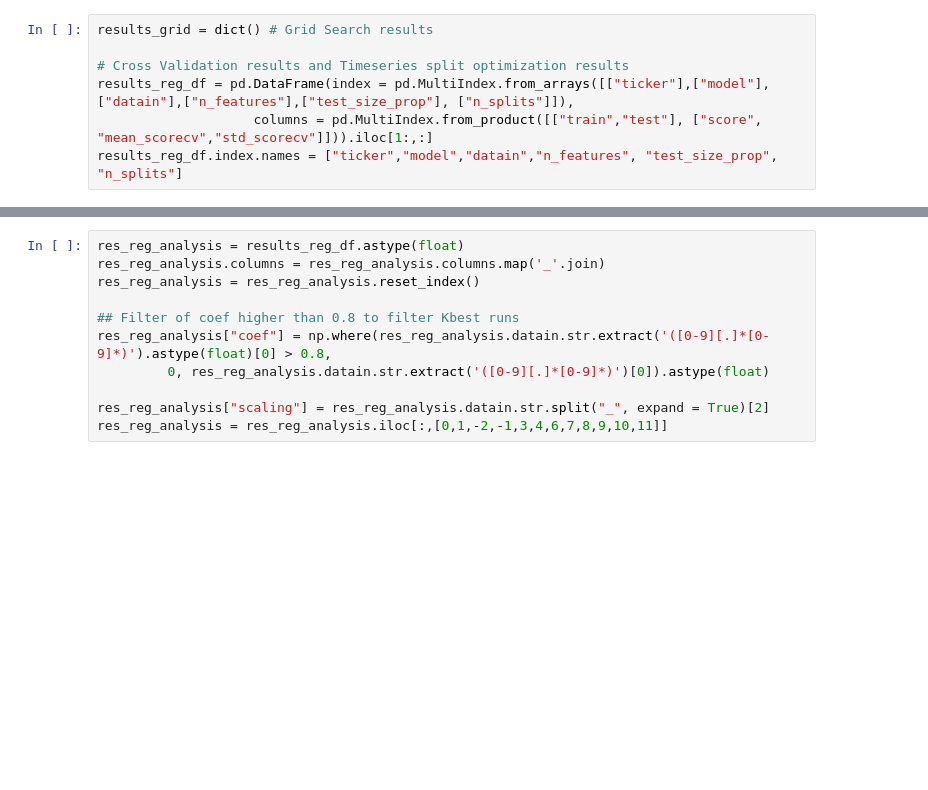
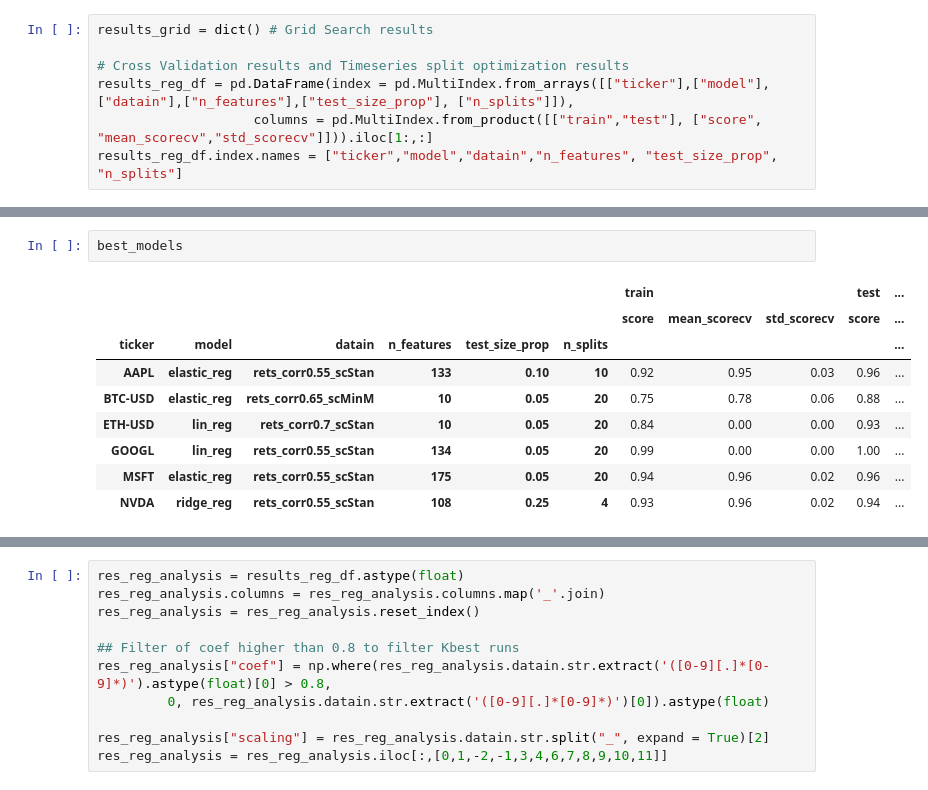
Before and after one commit to sebagrasso/Algorithmic_Regression_ML, a Jupyter notebook: Algorithmic_RegML.ipynb, the cells around one changed output, grey strips where cells are left out. Drawn from its saved outputs; the diff is of its cells as text; blank space fills up the shorter version.

```diff
--- a/Algorithmic_RegML.ipynb
+++ b/Algorithmic_RegML.ipynb
@@ -424 +478,13 @@ best_models
+# %%
+best_models
+# %% [output]
+|  |  |  |  |  |  | train |  |  | test | ... |
+|  |  |  |  |  |  | score | mean_scorecv | std_scorecv | score | ... |
+| ticker | model | datain | n_features | test_size_prop | n_splits |  |  |  |  | ... |
+| AAPL | elastic_reg | rets_corr0.55_scStan | 133 | 0.10 | 10 | 0.92 | 0.95 | 0.03 | 0.96 | ... |
+| BTC-USD | elastic_reg | rets_corr0.65_scMinM | 10 | 0.05 | 20 | 0.75 | 0.78 | 0.06 | 0.88 | ... |
+| ETH-USD | lin_reg | rets_corr0.7_scStan | 10 | 0.05 | 20 | 0.84 | 0.00 | 0.00 | 0.93 | ... |
+| GOOGL | lin_reg | rets_corr0.55_scStan | 134 | 0.05 | 20 | 0.99 | 0.00 | 0.00 | 1.00 | ... |
+| MSFT | elastic_reg | rets_corr0.55_scStan | 175 | 0.05 | 20 | 0.94 | 0.96 | 0.02 | 0.96 | ... |
+| NVDA | ridge_reg | rets_corr0.55_scStan | 108 | 0.25 | 4 | 0.93 | 0.96 | 0.02 | 0.94 | ... |
 # %% [markdown]
```
Also changed, not shown: parts of 47 cells of this notebook.
